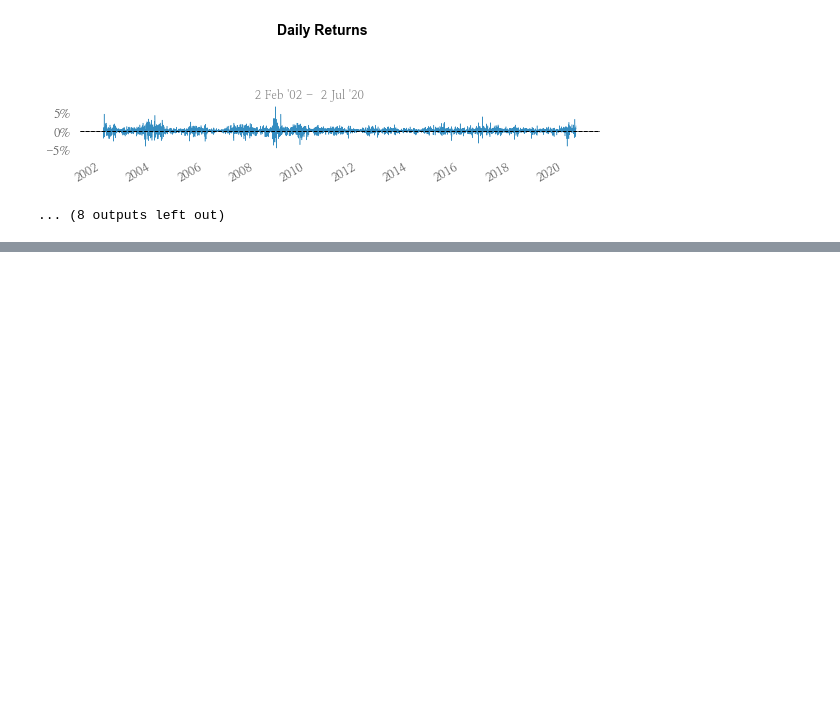
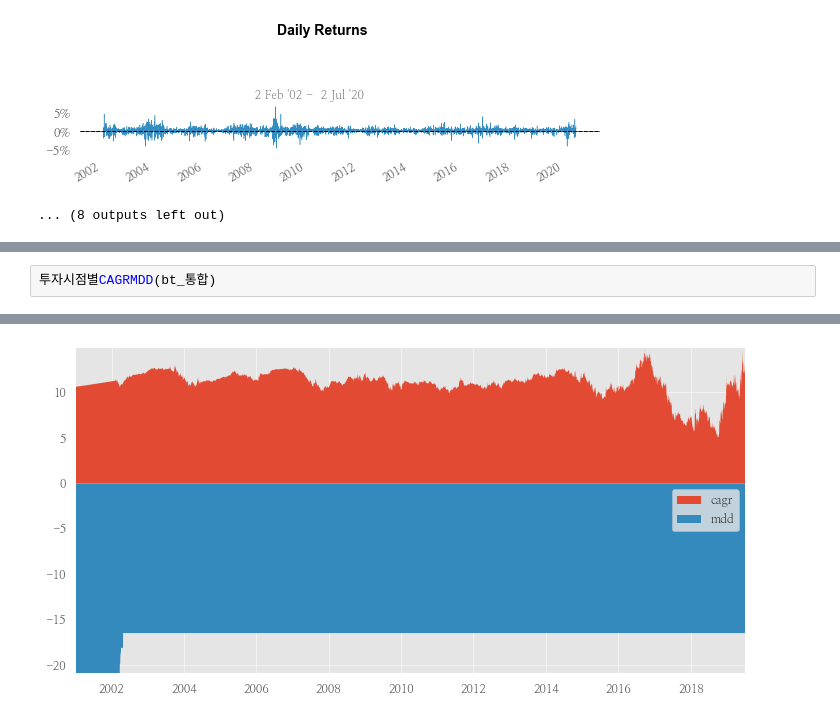
Before and after one commit to hermian/USAP, a Jupyter notebook: 대통합외국인수급수정.ipynb, the cells around one changed output, grey strips where cells are left out. Cells and saved outputs as stored; diff of their text form; blank space fills up the shorter version.

```diff
--- a/대통합외국인수급수정.ipynb
+++ b/대통합외국인수급수정.ipynb
@@ -288,0 +333,3 @@ Strategy Visualization
+# %%
+투자시점별CAGRMDD(bt_통합)
+# %% [output]
@@ -288,0 +337 @@ Strategy Visualization
+[figure, added]
```
Also changed, not shown: parts of 7 cells of this notebook.
